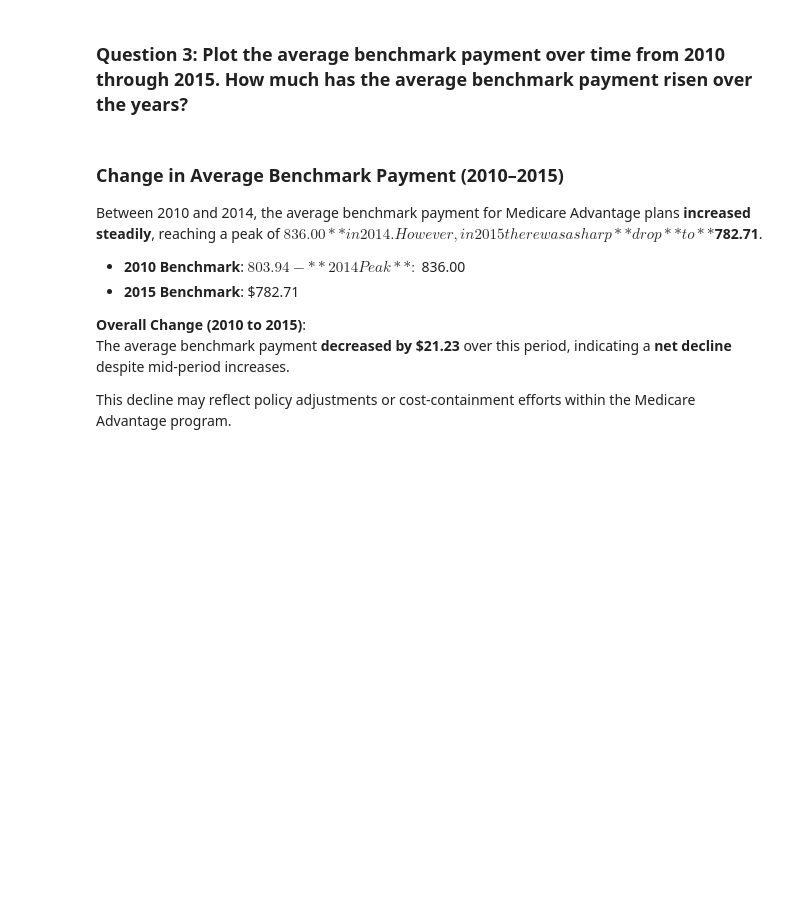
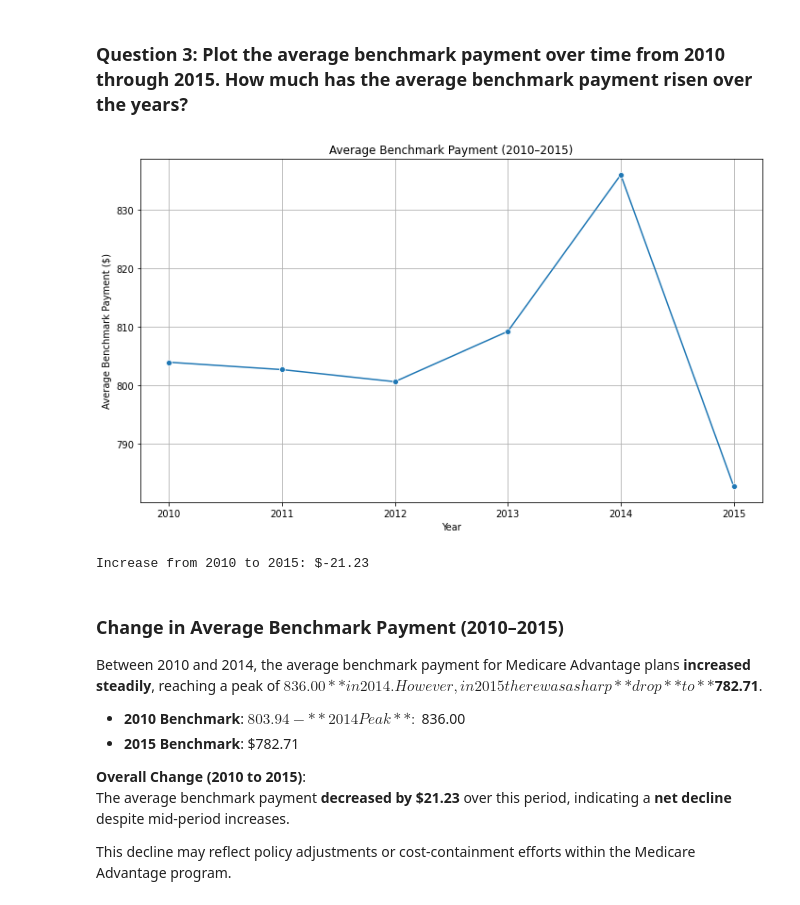
Before and after one commit to ilsenovis18/ECON470HW4, a Jupyter notebook: submission2/results/novis-i-hwk4-2.ipynb, the cells around one changed output. Saved outputs shown, nothing was run; the diff lists cells and outputs as text; code cells hidden in the pictures; blank space fills up the shorter version.

```diff
--- a/submission2/results/novis-i-hwk4-2.ipynb
+++ b/submission2/results/novis-i-hwk4-2.ipynb
@@ -116,30 +119,30 @@ Over time, the distribution of star ratings **shifted upward**, reflecting eithe
 # %%
 # Ensure ma_rate is numeric
 final["ma_rate"] = pd.to_numeric(final["ma_rate"], errors="coerce")
 
 # Filter valid years and benchmark data
 benchmark_trend = (
     final[(final['year'] >= 2010) & (final['year'] <= 2015) & (final['ma_rate'].notna())]
     .groupby("year", as_index=False)["ma_rate"]
     .mean()
 )
 
 # Plot average benchmark payment by year
-plt.figure(figsize=(8, 5))
+plt.figure(figsize=(10, 6))
 sns.lineplot(data=benchmark_trend, x="year", y="ma_rate", marker="o")
 plt.title("Average Benchmark Payment (2010–2015)")
 plt.xlabel("Year")
 plt.ylabel("Average Benchmark Payment ($)")
 plt.grid(True)
 plt.tight_layout()
 plt.show()
-plt.close()
 
-print("Average Benchmark Payment by Year:")
-display(benchmark_trend)
 
 growth = benchmark_trend['ma_rate'].iloc[-1] - benchmark_trend['ma_rate'].iloc[0]
 print(f"\nIncrease from 2010 to 2015: ${growth:.2f}")
+# %% [output]
+[figure, added]
+Increase from 2010 to 2015: $-21.23
 # %% [markdown]
 ### Change in Average Benchmark Payment (2010–2015)
 
```
Also changed, not shown: parts of 13 cells of this notebook, 2 other files.
